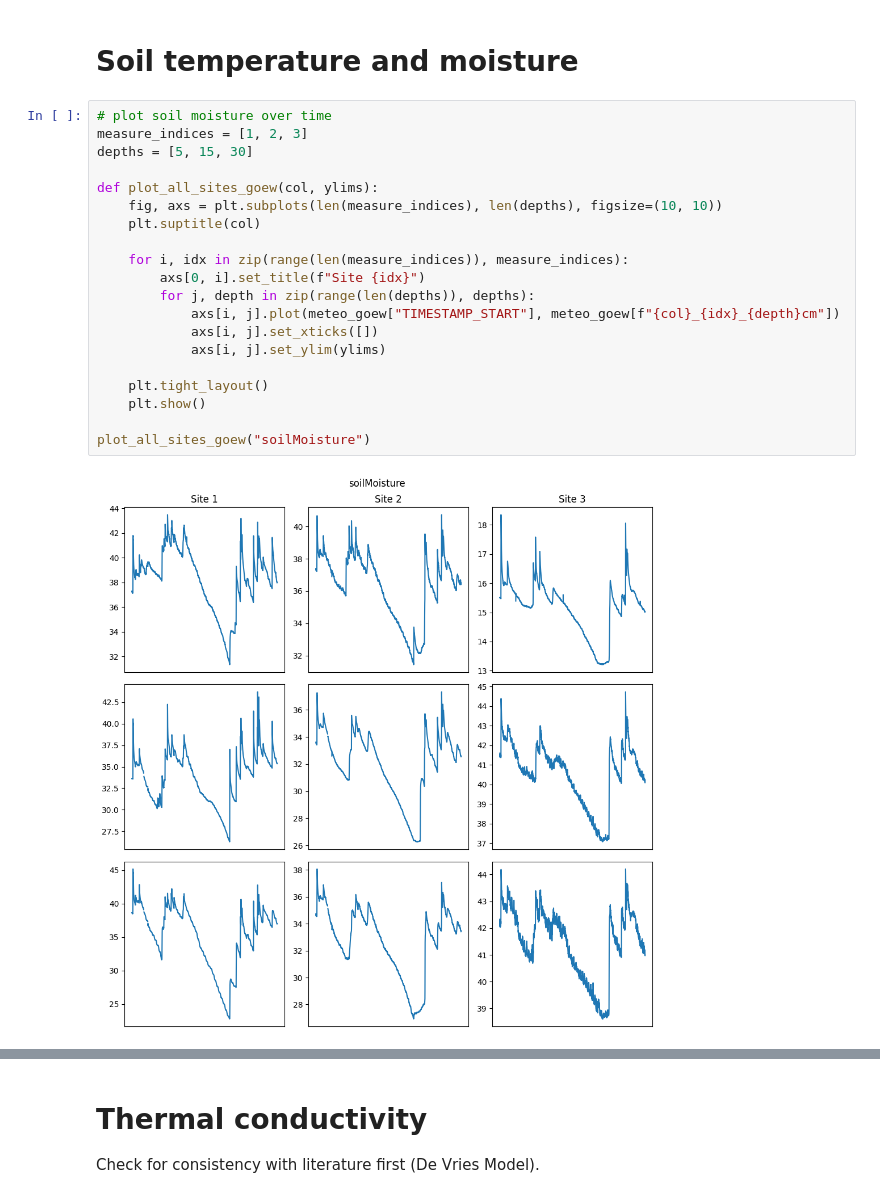
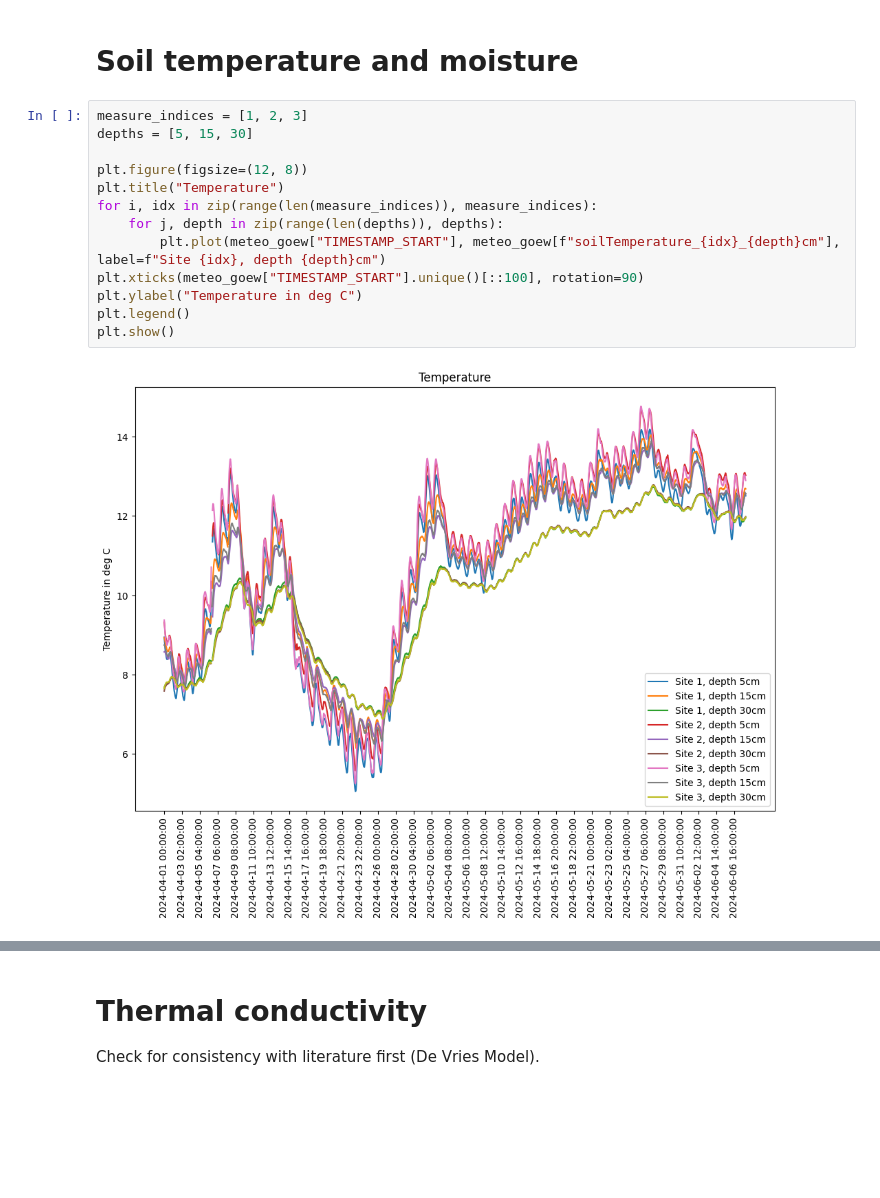
Before and after one commit to justusm00/ebc-project, a Jupyter notebook: data_2024/analysis_2024.ipynb, the cells around one changed output, grey strips where cells are left out. Saved outputs shown, nothing was run; the diff lists cells and outputs as text; blank space fills up the shorter version.

Commit message:
added temperature difference plot

```diff
--- a/data_2024/analysis_2024.ipynb
+++ b/data_2024/analysis_2024.ipynb
@@ -258,24 +258,17 @@ df_goew[["Q", "H+LE"]].plot()
 # %% [markdown]
 # Soil temperature and moisture
 # %%
-# plot soil moisture over time
 measure_indices = [1, 2, 3]
 depths = [5, 15, 30]
 
-def plot_all_sites_goew(col, ylims):
-    fig, axs = plt.subplots(len(measure_indices), len(depths), figsize=(10, 10))
-    plt.suptitle(col)
-
-    for i, idx in zip(range(len(measure_indices)), measure_indices):
-        axs[0, i].set_title(f"Site {idx}")
-        for j, depth in zip(range(len(depths)), depths):
-            axs[i, j].plot(meteo_goew["TIMESTAMP_START"], meteo_goew[f"{col}_{idx}_{depth}cm"])
-            axs[i, j].set_xticks([])
-            axs[i, j].set_ylim(ylims)
-
-    plt.tight_layout()
-    plt.show()
-
-plot_all_sites_goew("soilMoisture")
+plt.figure(figsize=(12, 8))
+plt.title("Temperature")
+for i, idx in zip(range(len(measure_indices)), measure_indices):
+    for j, depth in zip(range(len(depths)), depths):
+        plt.plot(meteo_goew["TIMESTAMP_START"], meteo_goew[f"soilTemperature_{idx}_{depth}cm"], label=f"Site {idx}, depth {depth}cm")
+plt.xticks(meteo_goew["TIMESTAMP_START"].unique()[::100], rotation=90)
+plt.ylabel("Temperature in deg C")
+plt.legend()
+plt.show()
 # %% [output]
-[figure, old version]
+[figure, new version]
```
Also changed, not shown: parts of 4 cells of this notebook, 1 other file.
